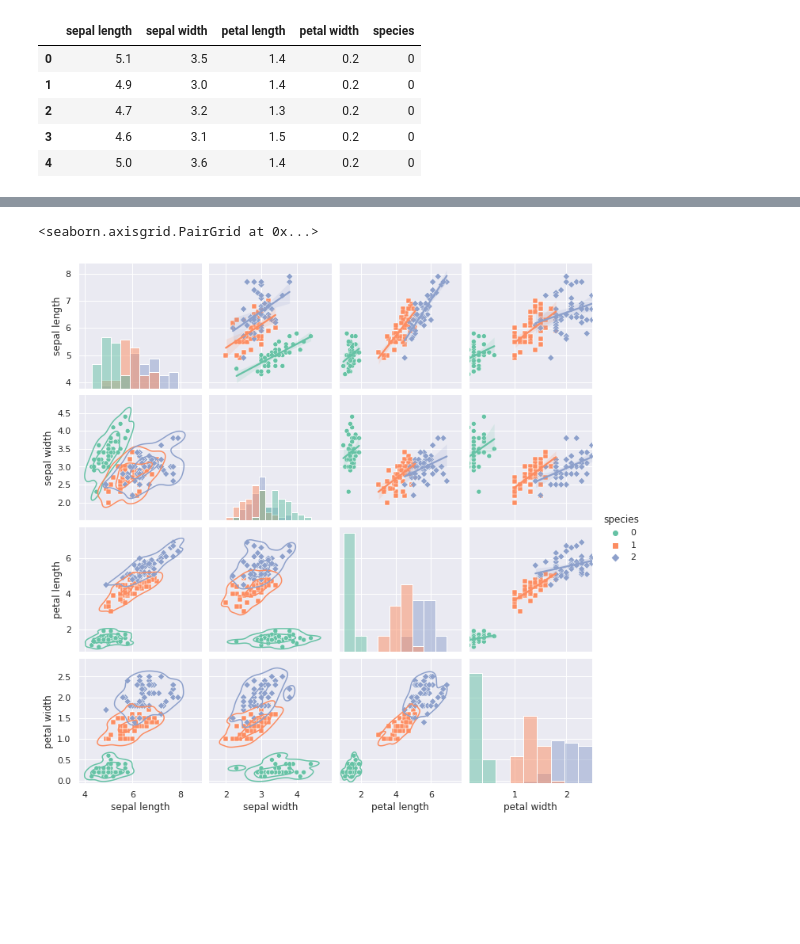
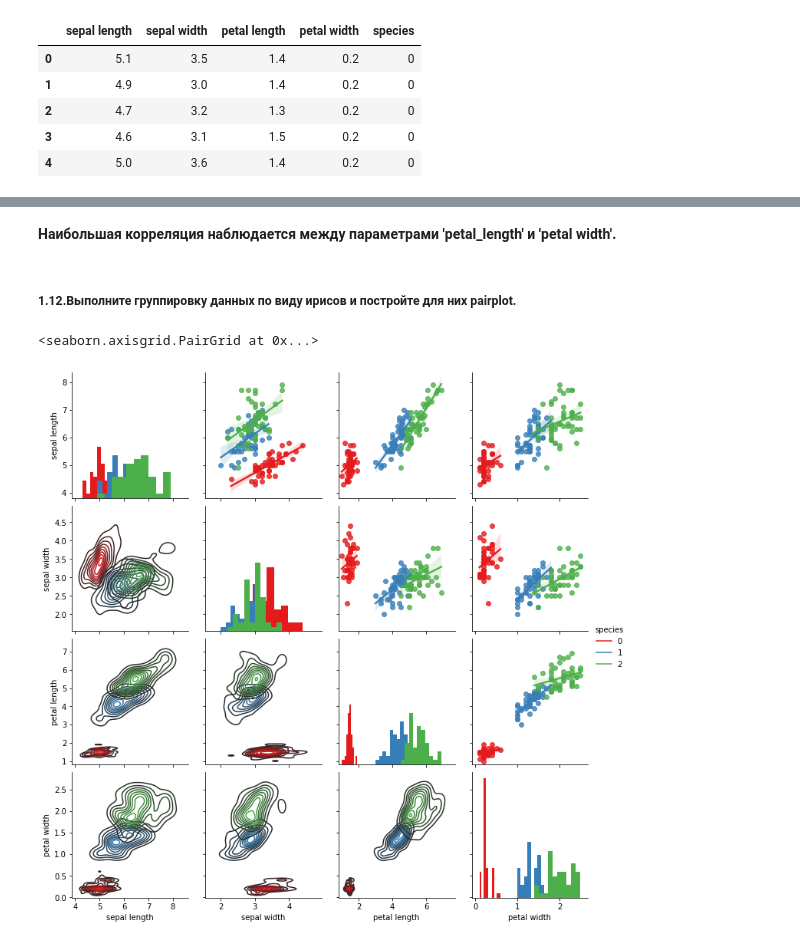
Before and after one commit to VikhlyantsevA/Stepik_Data-Analysis-and-ML, a Jupyter notebook: lesson_1/lesson_1.ipynb, the cells around one changed output, grey strips where cells are left out. Saved outputs shown, nothing was run; the diff lists cells and outputs as text; code cells hidden in the pictures; blank space fills up the shorter version.

```diff
--- a/lesson_1/lesson_1.ipynb
+++ b/lesson_1/lesson_1.ipynb
@@ -782,5 +323,5 @@ json.loads('[123,"one","two"]')
 # %%
-iris_df = pd.read_csv('iris.csv')
+iris_df = pd.read_csv('materials/iris.csv')
 iris_df.head()
 # %% [output]
 |  | Unnamed: 0 | sepal length | sepal width | petal length | petal width | species |
@@ -866,8 +419,14 @@ sns.violinplot(y='petal length', data=iris_df, color='purple')
+# %% [markdown]
+**Наибольшая корреляция наблюдается между параметрами 'petal_length' и 'petal width'.**
+# %% [markdown]
+##### 1.12.Выполните группировку данных по виду ирисов и постройте для них pairplot.
 # %%
-sns.set_theme(style='darkgrid')
-g = sns.pairplot(data=iris_df, kind='scatter', diag_kind='hist', hue='species', palette='Set2', markers=["o", "s", "D"])
-g.map_upper(sns.regplot, scatter_kws={"s":2})
-g.map_lower(sns.kdeplot, levels=3)
+g = sns.PairGrid(data=iris_df, hue='species', palette='Set1')
+g.map_upper(sns.regplot)
+g.map_diag(plt.hist)
+# g.map_diag(sns.kdeplot)
+g.map_lower(sns.kdeplot)
+g.add_legend()
 # %% [output]
 <seaborn.axisgrid.PairGrid at 0x...>
-[figure, old version]
+[figure, new version]
```
Also changed, not shown: parts of 169 cells of this notebook, 33 other files.
